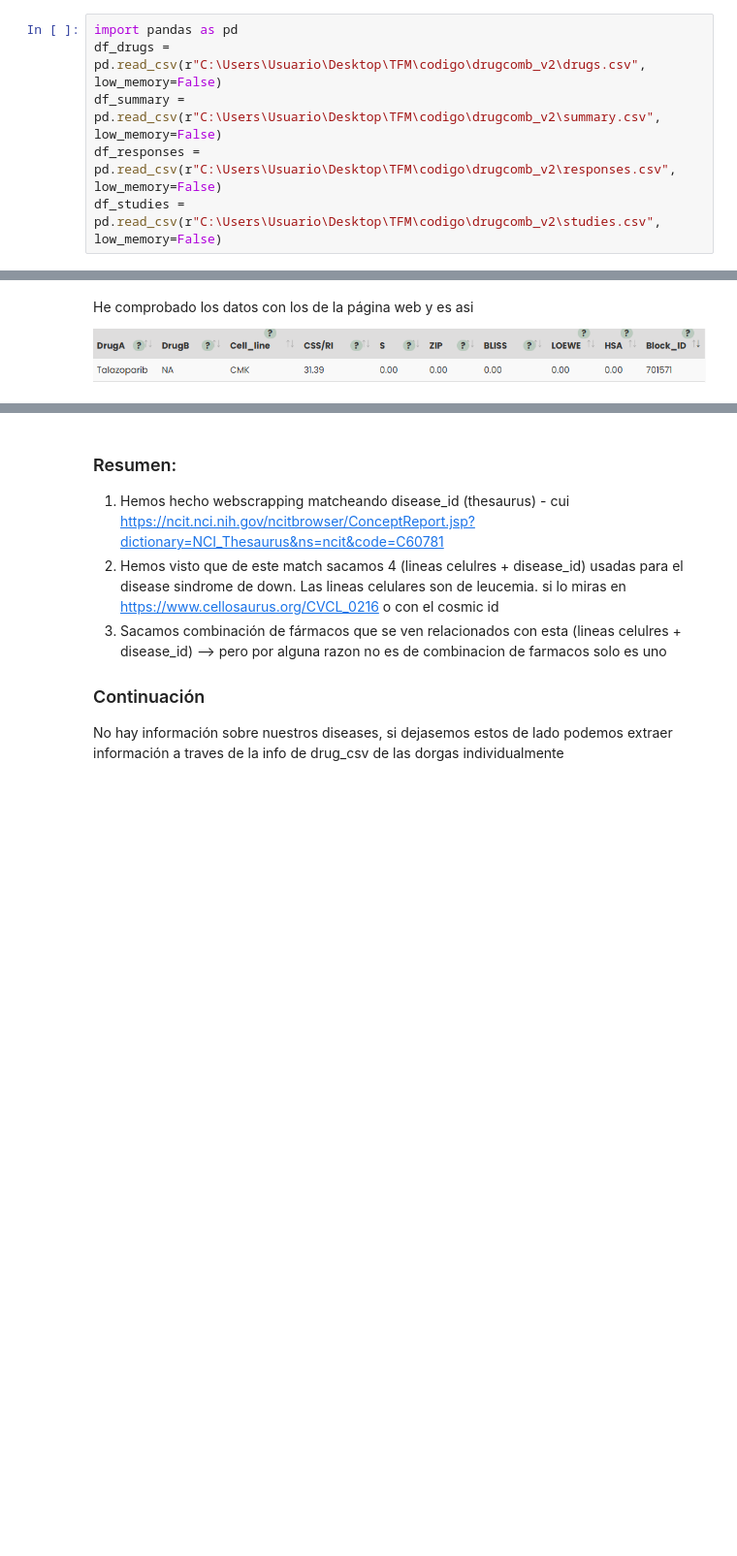
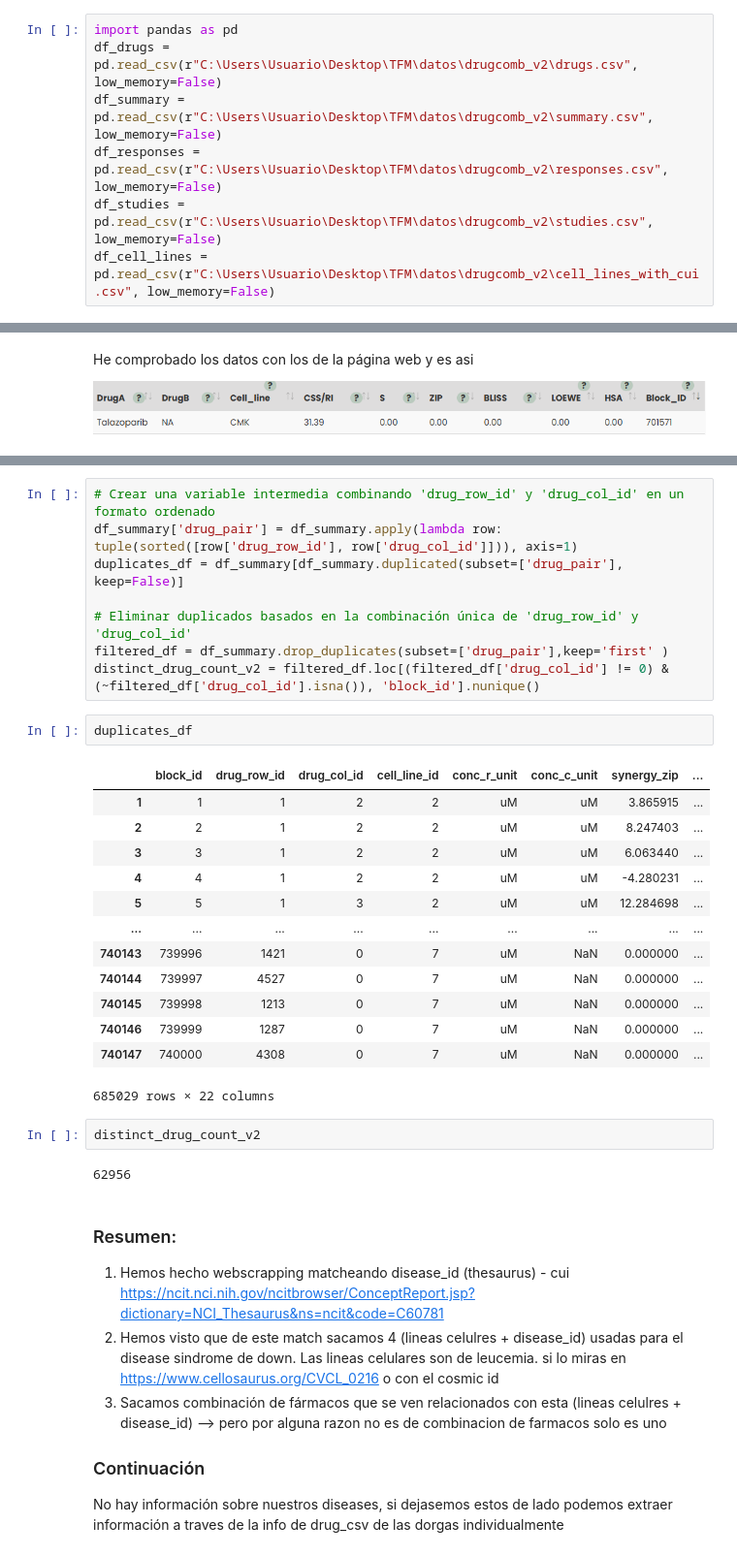
Before and after one commit to sofiaferben/TFM_old, a Jupyter notebook: codigo/drogcomb.ipynb, the cells around one changed output, grey strips where cells are left out. Shown: that part at 97% size. Drawn from its saved outputs; the diff is of its cells as text; blank space fills up the shorter version.

```diff
--- a/codigo/drogcomb.ipynb
+++ b/codigo/drogcomb.ipynb
@@ -507,10 +509,11 @@ df_cell_lines.to_csv("cell_lines_with_cui.csv", index=False)  # Saves without th
 **4)** Sacamos combinaciones de farmacos relacionados con el syndrome de down
 # %%
 import pandas as pd
-df_drugs = pd.read_csv(r"C:\Users\Usuario\Desktop\TFM\codigo\drugcomb_v2\drugs.csv", low_memory=False)
-df_summary = pd.read_csv(r"C:\Users\Usuario\Desktop\TFM\codigo\drugcomb_v2\summary.csv", low_memory=False)
-df_responses = pd.read_csv(r"C:\Users\Usuario\Desktop\TFM\codigo\drugcomb_v2\responses.csv", low_memory=False)
-df_studies = pd.read_csv(r"C:\Users\Usuario\Desktop\TFM\codigo\drugcomb_v2\studies.csv", low_memory=False)
+df_drugs = pd.read_csv(r"C:\Users\Usuario\Desktop\TFM\datos\drugcomb_v2\drugs.csv", low_memory=False)
+df_summary = pd.read_csv(r"C:\Users\Usuario\Desktop\TFM\datos\drugcomb_v2\summary.csv", low_memory=False)
+df_responses = pd.read_csv(r"C:\Users\Usuario\Desktop\TFM\datos\drugcomb_v2\responses.csv", low_memory=False)
+df_studies = pd.read_csv(r"C:\Users\Usuario\Desktop\TFM\datos\drugcomb_v2\studies.csv", low_memory=False)
+df_cell_lines = pd.read_csv(r"C:\Users\Usuario\Desktop\TFM\datos\drugcomb_v2\cell_lines_with_cui.csv", low_memory=False)
 # %%
 df_studies.head(5)
 # %% [output]
@@ -609,3 +658,31 @@ He comprobado los datos con los de la página web y es asi
+# %%
+# Crear una variable intermedia combinando 'drug_row_id' y 'drug_col_id' en un formato ordenado
+df_summary['drug_pair'] = df_summary.apply(lambda row: tuple(sorted([row['drug_row_id'], row['drug_col_id']])), axis=1)
+duplicates_df = df_summary[df_summary.duplicated(subset=['drug_pair'], keep=False)]
+
+# Eliminar duplicados basados en la combinación única de 'drug_row_id' y 'drug_col_id'
+filtered_df = df_summary.drop_duplicates(subset=['drug_pair'],keep='first' )
+distinct_drug_count_v2 = filtered_df.loc[(filtered_df['drug_col_id'] != 0) & (~filtered_df['drug_col_id'].isna()), 'block_id'].nunique()
+# %%
+duplicates_df
+# %% [output]
+|  | block_id | drug_row_id | drug_col_id | cell_line_id | conc_r_unit | conc_c_unit | synergy_zip | ... |
+| 1 | 1 | 1 | 2 | 2 | uM | uM | 3.865915 | ... |
+| 2 | 2 | 1 | 2 | 2 | uM | uM | 8.247403 | ... |
+| 3 | 3 | 1 | 2 | 2 | uM | uM | 6.063440 | ... |
+| 4 | 4 | 1 | 2 | 2 | uM | uM | -4.280231 | ... |
+| 5 | 5 | 1 | 3 | 2 | uM | uM | 12.284698 | ... |
+| ... | ... | ... | ... | ... | ... | ... | ... | ... |
+| 740143 | 739996 | 1421 | 0 | 7 | uM | NaN | 0.000000 | ... |
+| 740144 | 739997 | 4527 | 0 | 7 | uM | NaN | 0.000000 | ... |
+| 740145 | 739998 | 1213 | 0 | 7 | uM | NaN | 0.000000 | ... |
+| 740146 | 739999 | 1287 | 0 | 7 | uM | NaN | 0.000000 | ... |
+| 740147 | 740000 | 4308 | 0 | 7 | uM | NaN | 0.000000 | ... |
+685029 rows × 22 columns
+# %%
+distinct_drug_count_v2
+# %% [output]
+62956
 # %% [markdown]
 ### Resumen:
 
```
Also changed, not shown: parts of 10 cells of this notebook.
